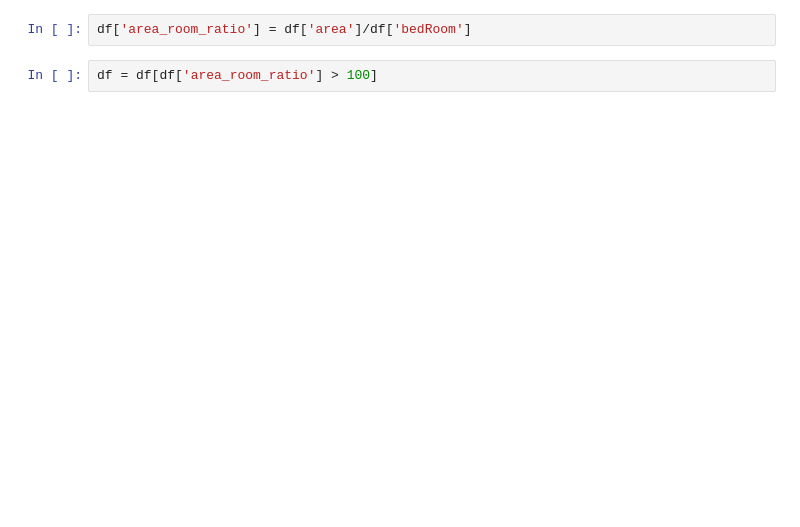
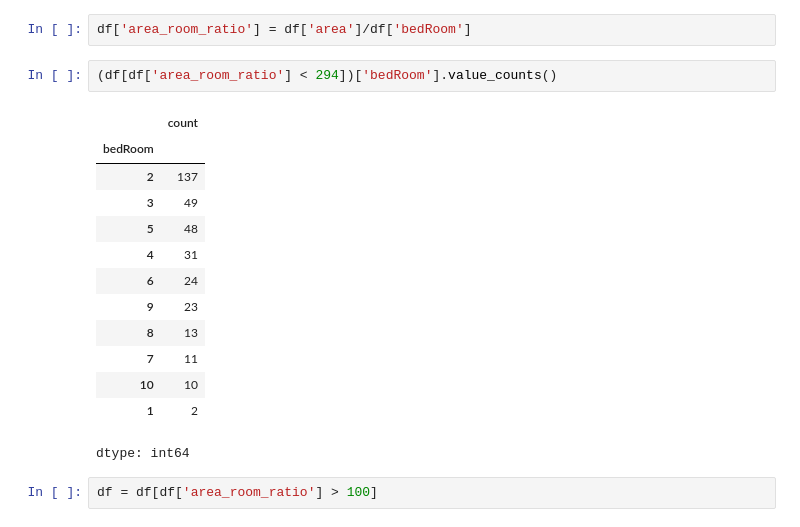
Before and after one commit to Mrrohit0806/Capstone-project-01, a Jupyter notebook: Outlire_detection.ipynb, the cells around one changed output. Cells and saved outputs as stored; diff of their text form; blank space fills up the shorter version.

```diff
--- a/Outlire_detection.ipynb
+++ b/Outlire_detection.ipynb
@@ -663,4 +655,20 @@ sns.lmplot(x='area',y='bedRoom',data=df)
 # %%
 df['area_room_ratio'] = df['area']/df['bedRoom']
+# %%
+(df[df['area_room_ratio'] < 294])['bedRoom'].value_counts()
+# %% [output]
+|  | count |
+| bedRoom |  |
+| 2 | 137 |
+| 3 | 49 |
+| 5 | 48 |
+| 4 | 31 |
+| 6 | 24 |
+| 9 | 23 |
+| 8 | 13 |
+| 7 | 11 |
+| 10 | 10 |
+| 1 | 2 |
+dtype: int64
 # %%
 df = df[df['area_room_ratio'] > 100]
```
Also changed, not shown: parts of 38 cells of this notebook.
